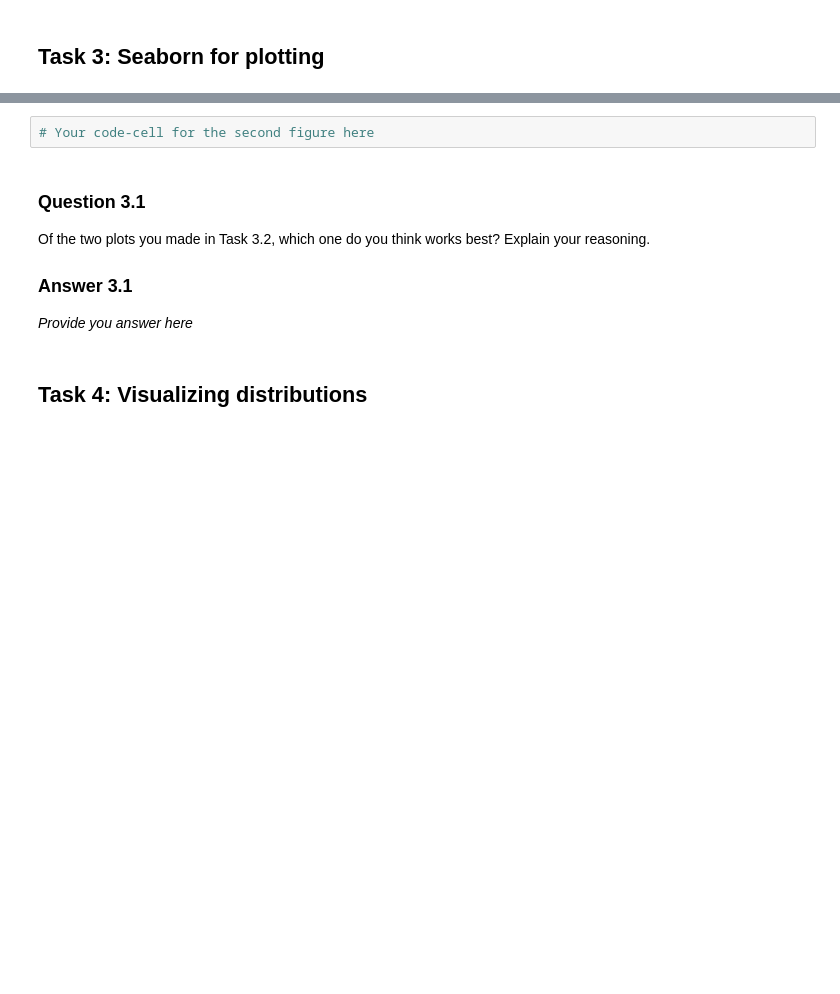
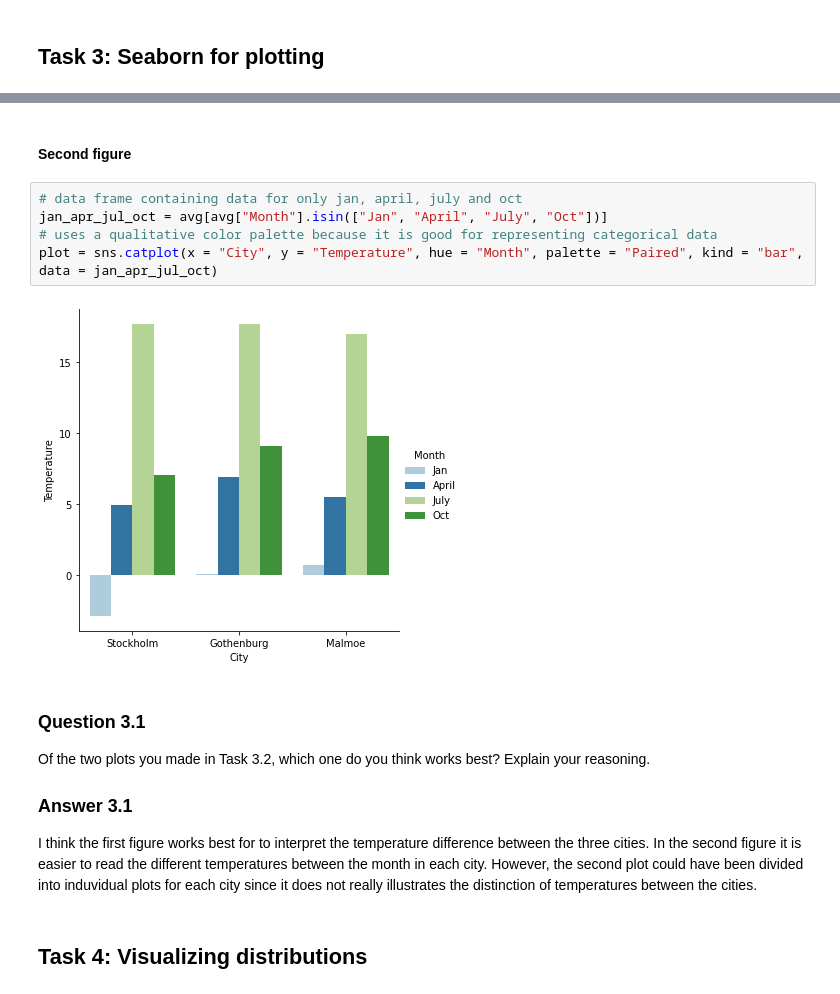
Before and after one commit to elvinafahlgren/Visualization, a Jupyter notebook: worksheet-2.ipynb, the cells around one changed output, grey strips where cells are left out. Saved outputs shown, nothing was run; the diff lists cells and outputs as text; blank space fills up the shorter version.

```diff
--- a/worksheet-2.ipynb
+++ b/worksheet-2.ipynb
@@ -90,5 +169,12 @@ Try to make your plots as identical as possible to [Figure 6.7 and 6.8 of the bo
+# %% [markdown]
+#### Second figure
 # %%
-# Your code-cell for the second figure here
+# data frame containing data for only jan, april, july and oct
+jan_apr_jul_oct = avg[avg["Month"].isin(["Jan", "April", "July", "Oct"])]
+# uses a qualitative color palette because it is good for representing categorical data
+plot = sns.catplot(x = "City", y = "Temperature", hue = "Month", palette = "Paired", kind = "bar", data = jan_apr_jul_oct)
+# %% [output]
+[figure, added]
 # %% [markdown]
 ### Question 3.1
 
@@ -96,7 +182,7 @@ Of the two plots you made in Task 3.2, which one do you think works best? Explai
 
 ### Answer 3.1
 
-_Provide you answer here_
+I think the first figure works best for to interpret the temperature difference between the three cities. In the second figure it is easier to read the different temperatures between the month in each city. However, the second plot could have been divided into induvidual plots for each city since it does not really illustrates the distinction of temperatures between the cities.
 # %% [markdown]
 ## Task 4: Visualizing distributions
 # %% [markdown]
```
Also changed, not shown: parts of 11 cells of this notebook, 4 other files.
